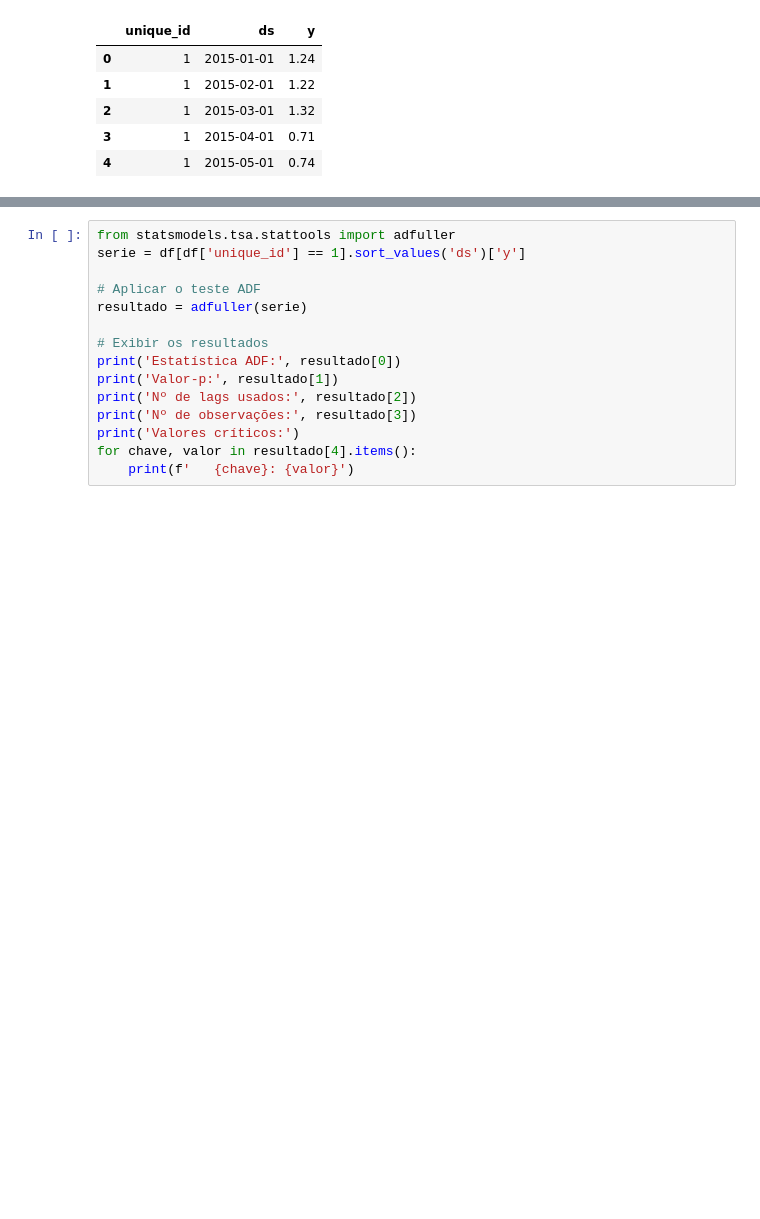
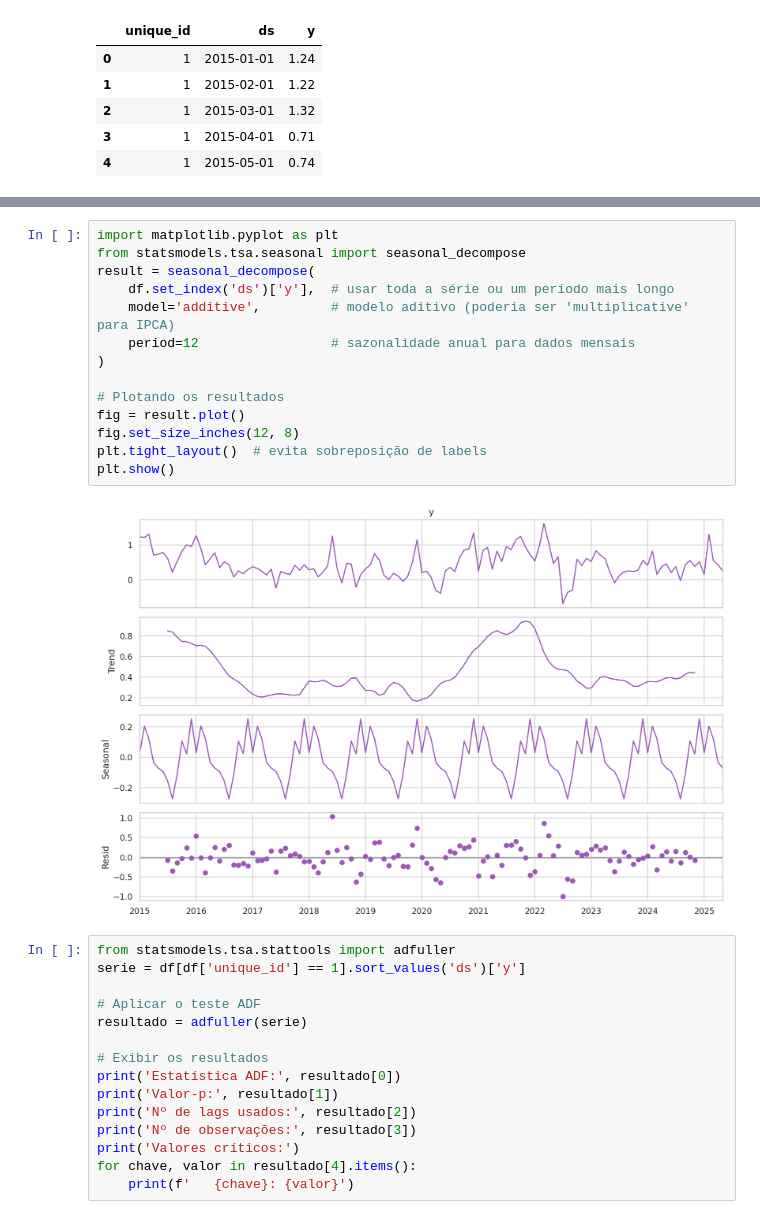
Before and after one commit to jeanlr/Ipca-Time-Series, a Jupyter notebook: notebooks/modelling.ipynb, the cells around one changed output, grey strips where cells are left out. Saved outputs shown, nothing was run; the diff lists cells and outputs as text; blank space fills up the shorter version.

Commit message:
feat: add seasonal decompose

```diff
--- a/notebooks/modelling.ipynb
+++ b/notebooks/modelling.ipynb
@@ -91,3 +91,19 @@ fig
+# %%
+import matplotlib.pyplot as plt
+from statsmodels.tsa.seasonal import seasonal_decompose
+result = seasonal_decompose(
+    df.set_index('ds')['y'],  # usar toda a série ou um período mais longo
+    model='additive',         # modelo aditivo (poderia ser 'multiplicative' para IPCA)
+    period=12                 # sazonalidade anual para dados mensais
+)
+
+# Plotando os resultados
+fig = result.plot()
+fig.set_size_inches(12, 8)
+plt.tight_layout()  # evita sobreposição de labels
+plt.show()
+# %% [output]
+[figure, added]
 # %%
 from statsmodels.tsa.stattools import adfuller
 serie = df[df['unique_id'] == 1].sort_values('ds')['y']
```
Also changed, not shown: parts of 1 cell of this notebook.
